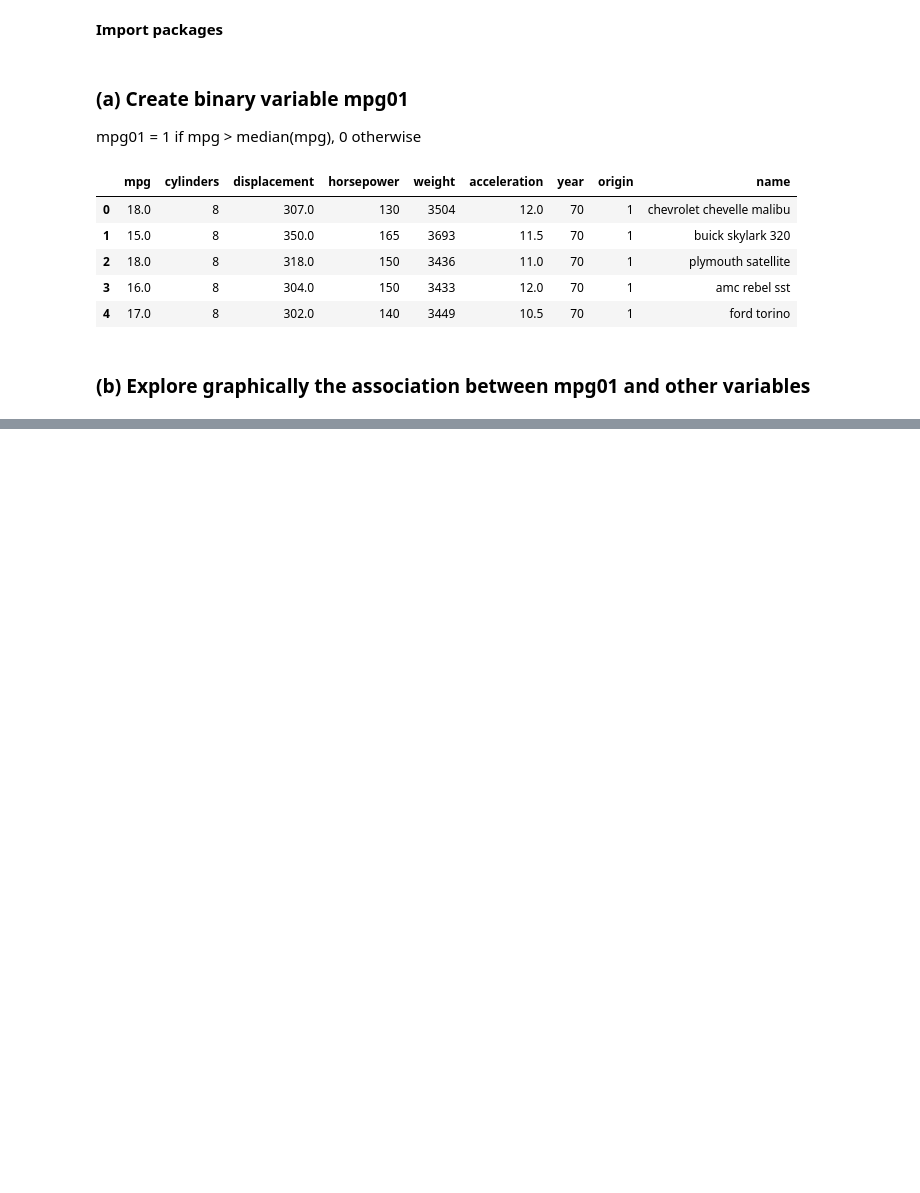
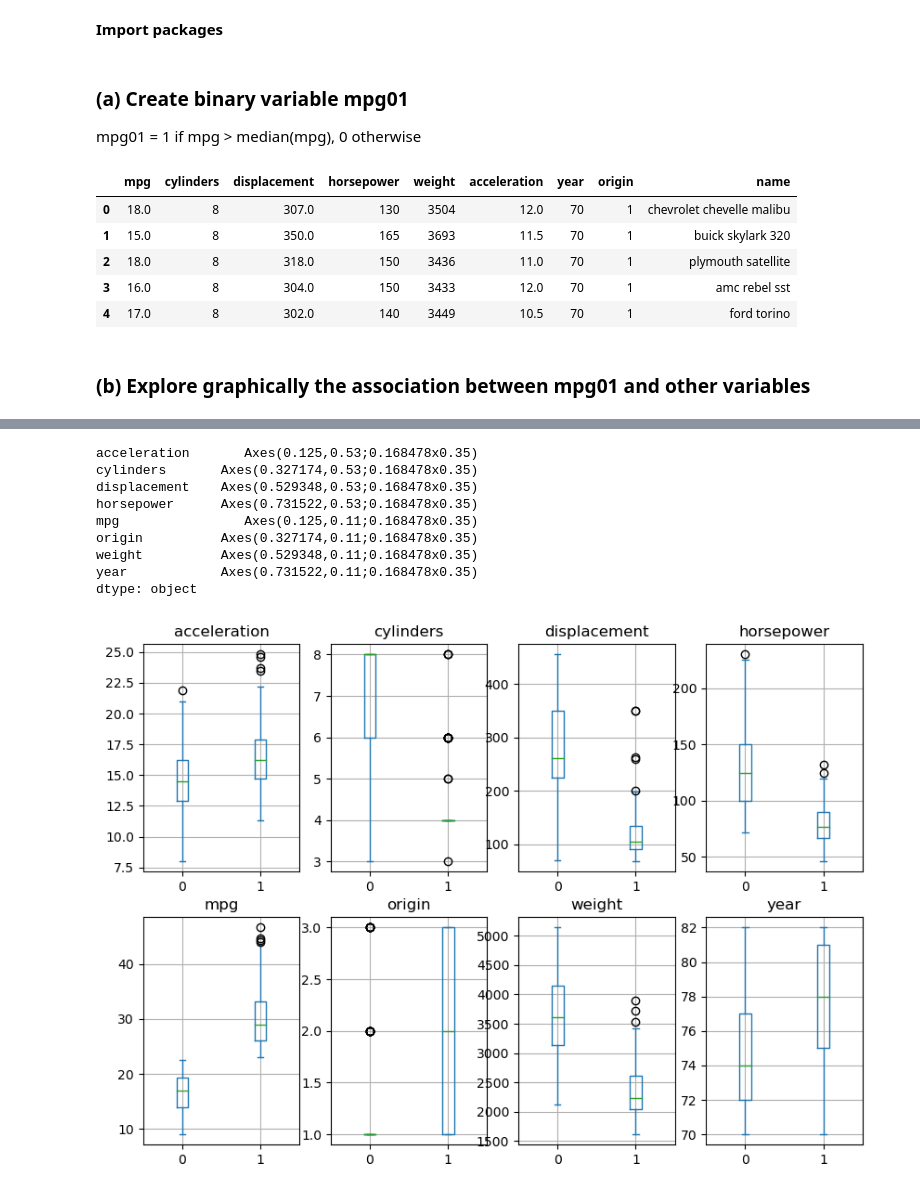
Before and after one commit to carmancater/an-introduction-to-statistical-learning-with-applications-in-python, a Jupyter notebook: Chapter 04 - Classification/Ch 4 Ex 14.ipynb, the cells around one changed output, grey strips where cells are left out. Saved outputs shown, nothing was run; the diff lists cells and outputs as text; code cells hidden in the pictures; blank space fills up the shorter version.

```diff
--- a/Chapter 04 - Classification/Ch 4 Ex 14.ipynb
+++ b/Chapter 04 - Classification/Ch 4 Ex 14.ipynb
@@ -46,0 +32,13 @@ for var in Auto.columns.drop(['mpg', 'mpg01', 'name']):
+# %%
+Auto.plot.box(by='mpg01', layout=(2,4), figsize=(10,7), grid=True)
+# %% [output]
+acceleration       Axes(0.125,0.53;0.168478x0.35)
+cylinders       Axes(0.327174,0.53;0.168478x0.35)
+displacement    Axes(0.529348,0.53;0.168478x0.35)
+horsepower      Axes(0.731522,0.53;0.168478x0.35)
+mpg                Axes(0.125,0.11;0.168478x0.35)
+origin          Axes(0.327174,0.11;0.168478x0.35)
+weight          Axes(0.529348,0.11;0.168478x0.35)
+year            Axes(0.731522,0.11;0.168478x0.35)
+dtype: object
+[figure, added]
```
Also changed, not shown: parts of 6 cells of this notebook.
